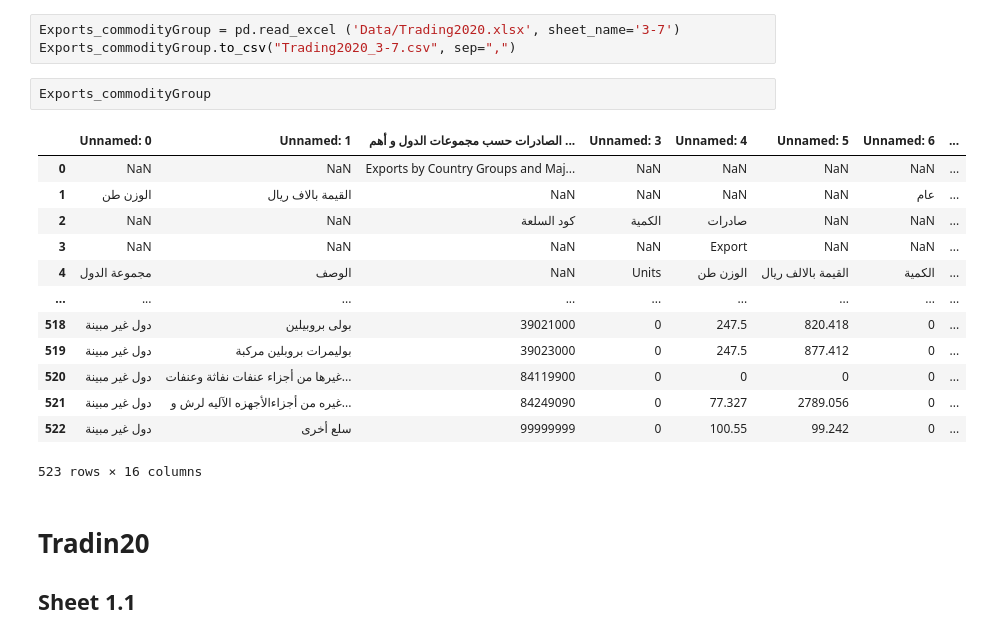
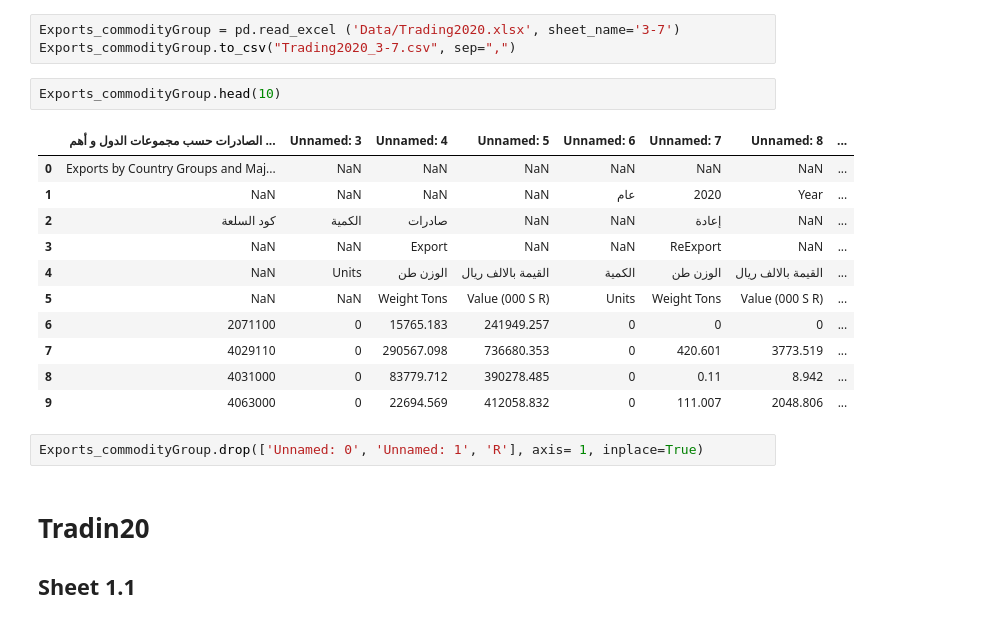
Before and after one commit to Aabusabaeen/Capstone-Project, a Jupyter notebook: CP_EDA_Cleaning.ipynb, the cells around one changed output. Saved outputs shown, nothing was run; the diff lists cells and outputs as text.

```diff
--- a/CP_EDA_Cleaning.ipynb
+++ b/CP_EDA_Cleaning.ipynb
@@ -196,21 +196,21 @@ Exports by Country Groups and Major Commodities
 Exports_commodityGroup = pd.read_excel ('Data/Trading2020.xlsx', sheet_name='3-7')
 Exports_commodityGroup.to_csv("Trading2020_3-7.csv", sep=",")
 # %%
-Exports_commodityGroup
+Exports_commodityGroup.head(10)
 # %% [output]
-|  | Unnamed: 0 | Unnamed: 1 | الصادرات حسب مجموعات الدول و أهم ... | Unnamed: 3 | Unnamed: 4 | Unnamed: 5 | Unnamed: 6 | ... |
-| 0 | NaN | NaN | Exports by Country Groups and Maj... | NaN | NaN | NaN | NaN | ... |
-| 1 | الوزن طن | القيمة بالاف ريال | NaN | NaN | NaN | NaN | عام | ... |
-| 2 | NaN | NaN | كود السلعة | الكمية | صادرات | NaN | NaN | ... |
-| 3 | NaN | NaN | NaN | NaN | Export | NaN | NaN | ... |
-| 4 | مجموعة الدول | الوصف | NaN | Units | الوزن طن | القيمة بالالف ريال | الكمية | ... |
-| ... | ... | ... | ... | ... | ... | ... | ... | ... |
-| 518 | دول غير مبينة | بولى بروبيلين | 39021000 | 0 | 247.5 | 820.418 | 0 | ... |
-| 519 | دول غير مبينة | بوليمرات بروبلين مركبة | 39023000 | 0 | 247.5 | 877.412 | 0 | ... |
-| 520 | دول غير مبينة | غيرها من أجزاء عنفات نفاثة وعنفات... | 84119900 | 0 | 0 | 0 | 0 | ... |
-| 521 | دول غير مبينة | غيره من أجزاءالأجهزه الآليه لرش و... | 84249090 | 0 | 77.327 | 2789.056 | 0 | ... |
-| 522 | دول غير مبينة | سلع أخرى | 99999999 | 0 | 100.55 | 99.242 | 0 | ... |
+|  | الصادرات حسب مجموعات الدول و أهم ... | Unnamed: 3 | Unnamed: 4 | Unnamed: 5 | Unnamed: 6 | Unnamed: 7 | Unnamed: 8 | ... |
+| 0 | Exports by Country Groups and Maj... | NaN | NaN | NaN | NaN | NaN | NaN | ... |
+| 1 | NaN | NaN | NaN | NaN | عام | 2020 | Year | ... |
+| 2 | كود السلعة | الكمية | صادرات | NaN | NaN | إعادة | NaN | ... |
+| 3 | NaN | NaN | Export | NaN | NaN | ReExport | NaN | ... |
+| 4 | NaN | Units | الوزن طن | القيمة بالالف ريال | الكمية | الوزن طن | القيمة بالالف ريال | ... |
+| 5 | NaN | NaN | Weight Tons | Value (000 S R) | Units | Weight Tons | Value (000 S R) | ... |
+| 6 | 2071100 | 0 | 15765.183 | 241949.257 | 0 | 0 | 0 | ... |
+| 7 | 4029110 | 0 | 290567.098 | 736680.353 | 0 | 420.601 | 3773.519 | ... |
+| 8 | 4031000 | 0 | 83779.712 | 390278.485 | 0 | 0.11 | 8.942 | ... |
+| 9 | 4063000 | 0 | 22694.569 | 412058.832 | 0 | 111.007 | 2048.806 | ... |
-523 rows × 16 columns
+# %%
+Exports_commodityGroup.drop(['Unnamed: 0', 'Unnamed: 1', 'R'], axis= 1, inplace=True)
 # %% [markdown]
 # Tradin20
 ## Sheet 1.1
```
Also changed, not shown: parts of 11 cells of this notebook, 4 other files.
